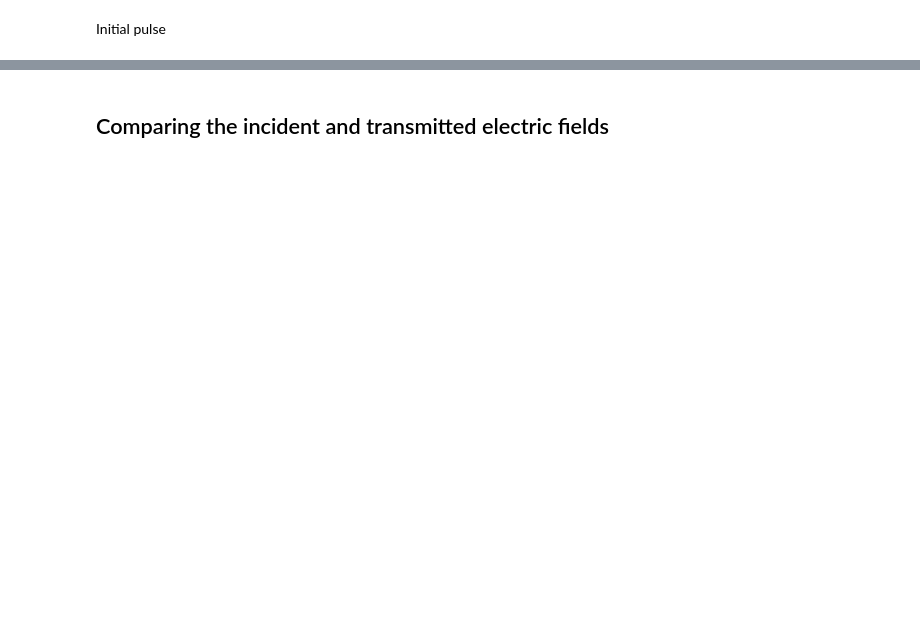
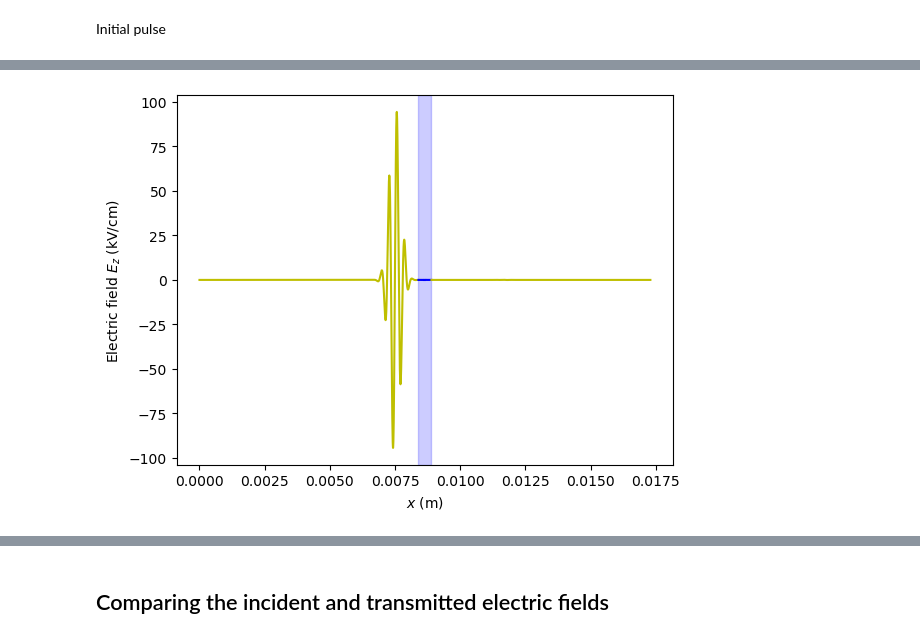
Before and after one commit to dibondar/BeyondEffectiveMass, a Jupyter notebook: Testing pulse propagation in InSb.ipynb, the cells around one changed output, grey strips where cells are left out. Saved outputs shown, nothing was run; the diff lists cells and outputs as text; code cells hidden in the pictures; blank space fills up the shorter version.

```diff
--- a/Testing pulse propagation in InSb.ipynb
+++ b/Testing pulse propagation in InSb.ipynb
@@ -96,0 +121,8 @@ plt.show()
+# %%
+# Propagating backwards in time
+for _ in tqdm(range(n_steps)):
+    sys_back_in_time.single_step_propagation()
+
+sys_back_in_time.plot_Ez()
+# %% [output]
+[figure, added]
```
Also changed, not shown: parts of 11 cells of this notebook, 2 other files.
